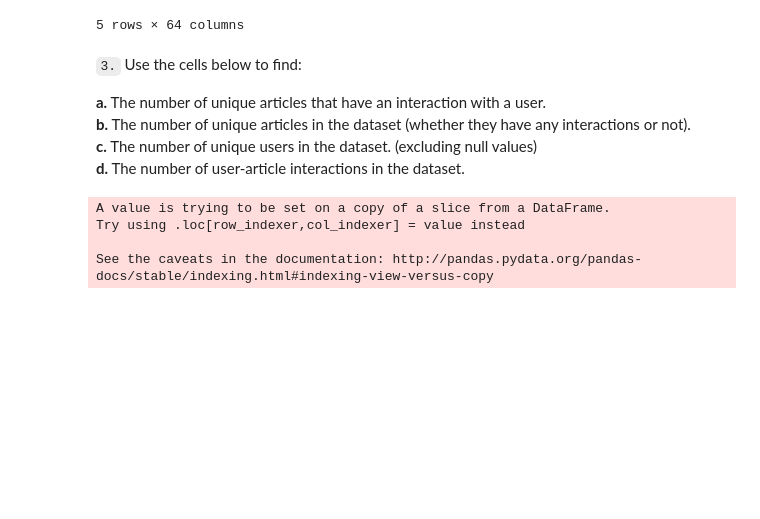
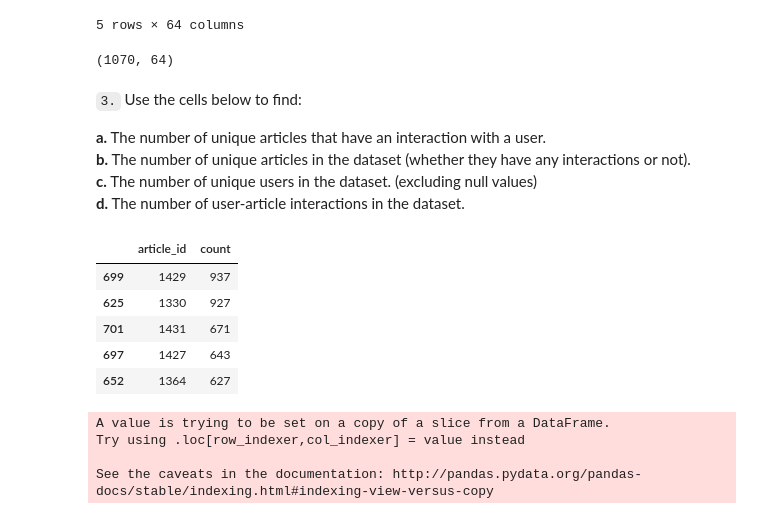
Before and after one commit to Phoebe-Macdonald/Recommendation-engine-IBM, a Jupyter notebook: Recommendations_with_IBM.ipynb, the cells around one changed output. Saved outputs shown, nothing was run; the diff lists cells and outputs as text; code cells hidden in the pictures; blank space fills up the shorter version.

```diff
--- a/Recommendations_with_IBM.ipynb
+++ b/Recommendations_with_IBM.ipynb
@@ -141,6 +143,10 @@ duplicates.head()
 # %%
 # Remove any rows that have the same article_id - only keep the first
 df_content_clean = df_content[~df_content['article_id'].duplicated()]
+# %%
+df_content_clean.shape
+# %% [output]
+(1070, 64)
 # %% [markdown]
 `3.` Use the cells below to find:
 
@@ -151,5 +157,14 @@ df_content_clean = df_content[~df_content['article_id'].duplicated()]
 # %%
 # Create dataframe of number of readers per article
 num_readers = df.groupby('article_id').count().rename(columns={"title": "count"}).reset_index()[['article_id','count']]
+# %%
+num_readers.head()
+# %% [output]
+|  | article_id | count |
+| 699 | 1429 | 937 |
+| 625 | 1330 | 927 |
+| 701 | 1431 | 671 |
+| 697 | 1427 | 643 |
+| 652 | 1364 | 627 |
 # %%
 # Combine dataframes
```
Also changed, not shown: parts of 26 cells of this notebook, 1 other file.
